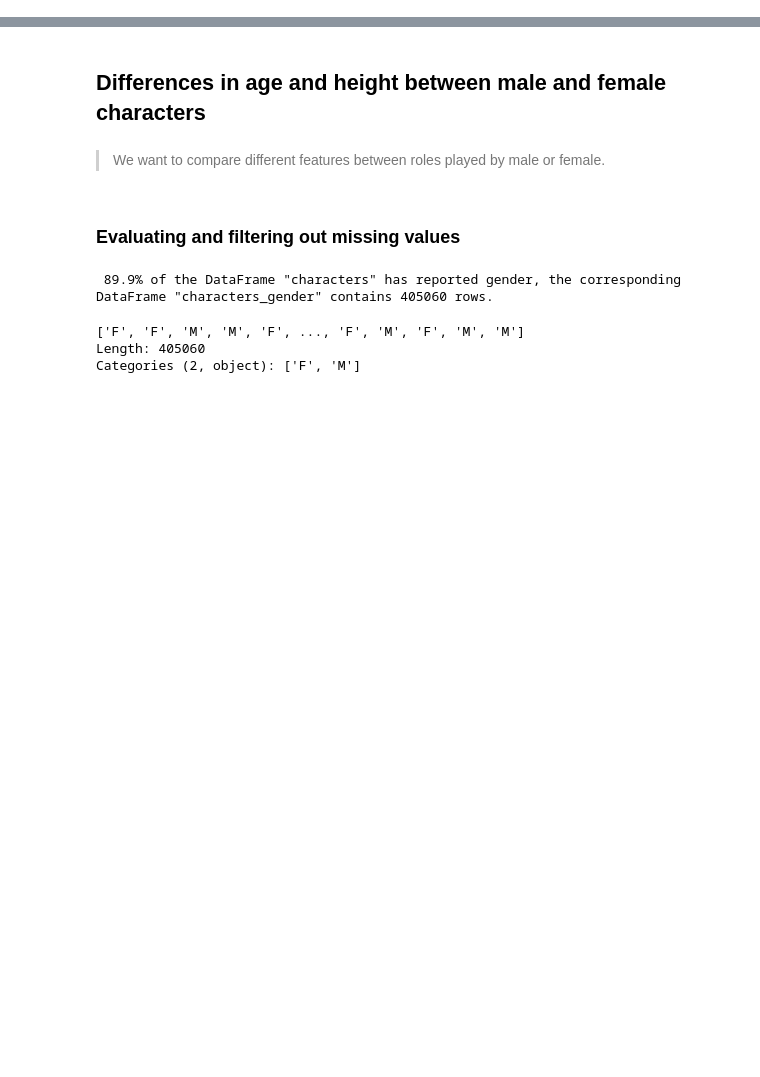
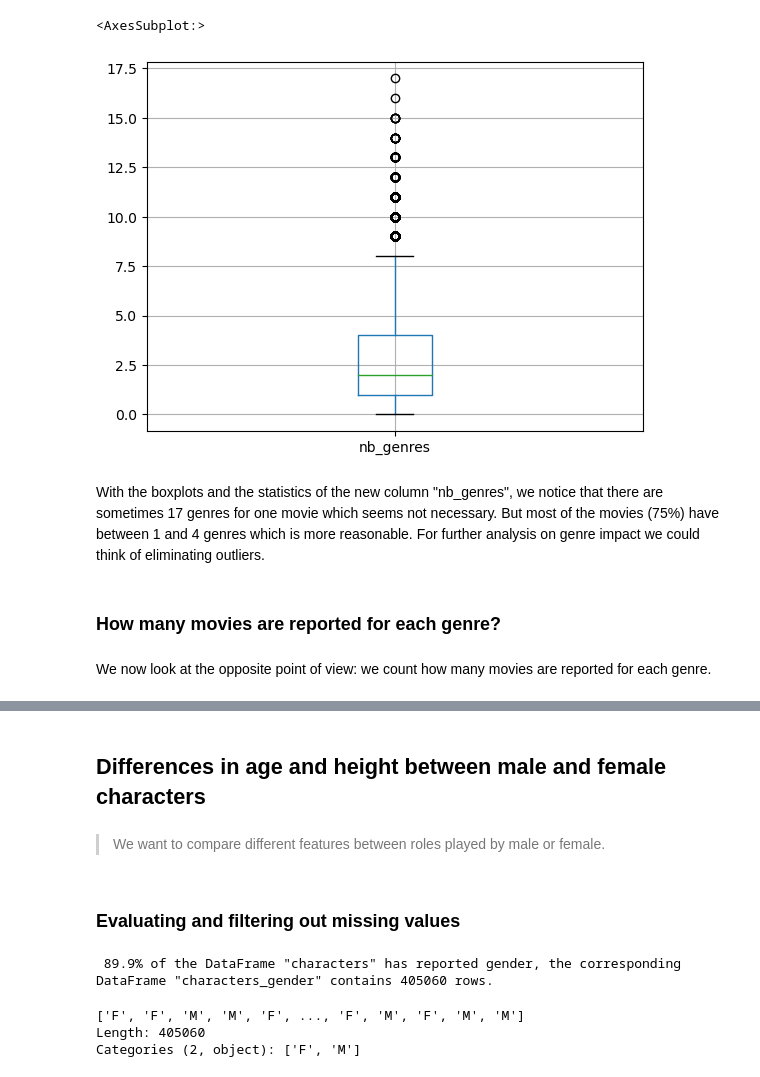
Before and after one commit to epfl-ada/ada-2022-project-armada, a Jupyter notebook: P2.ipynb, the cells around one changed output, grey strips where cells are left out. Cells and saved outputs as stored; diff of their text form; code cells hidden in the pictures; blank space fills up the shorter version.

```diff
--- a/P2.ipynb
+++ b/P2.ipynb
@@ -12,0 +31,5 @@ from datetime import datetime, date, time
+# %%
+#Import movie metadata
+movies = pd.read_csv('Data/MovieSummaries/movie.metadata.tsv',sep='\t',header=None)
+movies.columns=['wiki_movie_ID','freebase_movie_ID','movie_name','movie_release_date','movie_box_off_rev','movie_runtime','movie_languages','movie_countries','movie_genres']
+movies.head()
@@ -64,0 +70,5 @@ type_char.head()
+# %%
+# Split the different genre in each dictionnary of each row into several columns
+movies_copy = movies
+movies_copy['movie_genres'] = movies['movie_genres'].map(eval).apply(lambda x: list(x.values()))
+movies_copy.head()
@@ -64,0 +86,3 @@ type_char.head()
+# %%
+movies_copy['nb_genres'] = movies_copy['movie_genres'].str.len()
+movies_copy.head()
@@ -64,0 +108,11 @@ type_char.head()
+# %%
+movies_copy.boxplot(['nb_genres'])
+# %% [output]
+<AxesSubplot:>
+[figure, added]
+# %% [markdown]
+With the boxplots and the statistics of the new column "nb_genres", we notice that there are sometimes 17 genres for one movie which seems not necessary. But most of the movies (75%) have between 1 and 4 genres which is more reasonable. For further analysis on genre impact we could think of eliminating outliers.
+# %% [markdown]
+### How many movies are reported for each genre?
+# %% [markdown]
+We now look at the opposite point of view: we count how many movies are reported for each genre.
```
Also changed, not shown: parts of 39 cells of this notebook.
